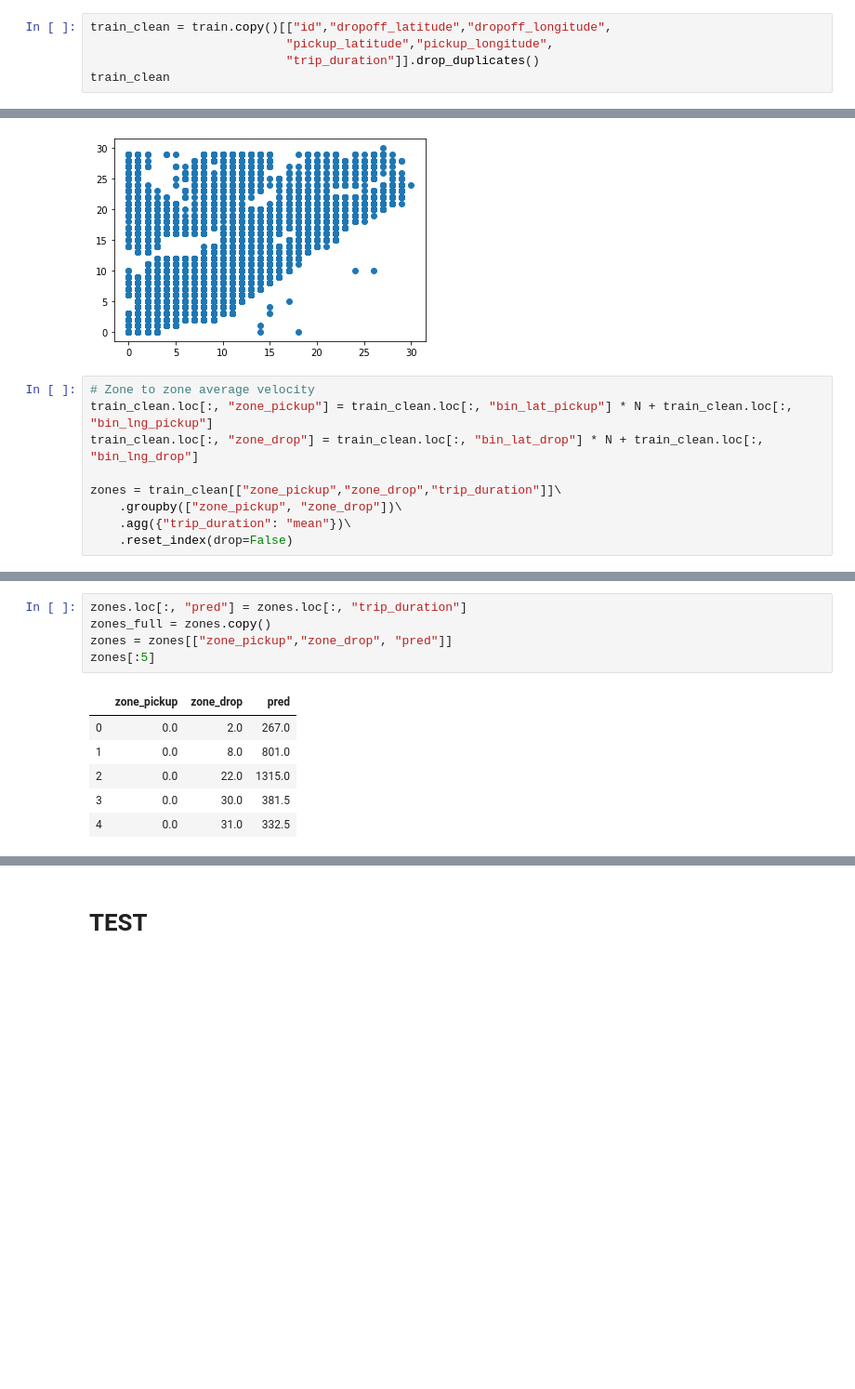
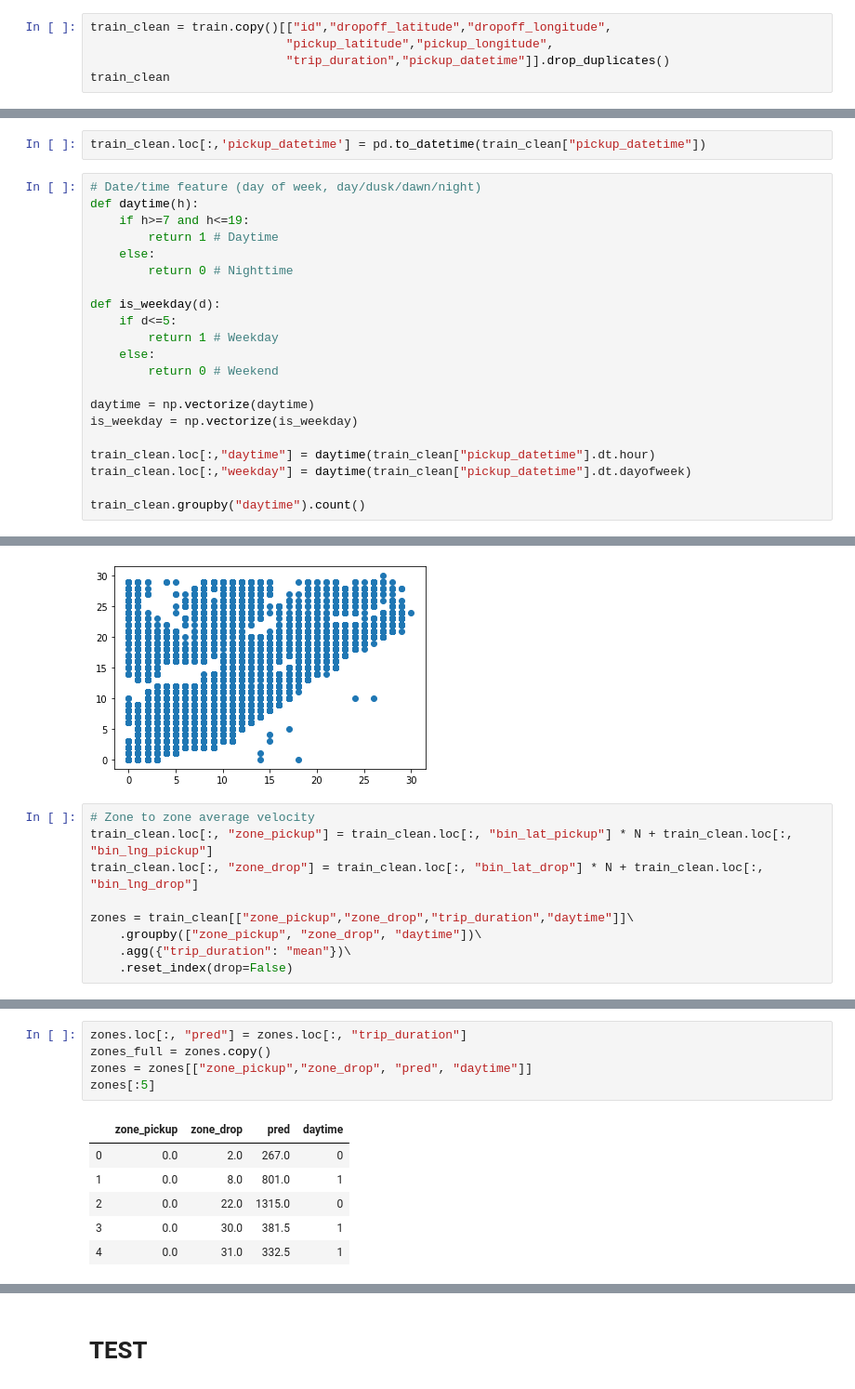
Before and after one commit to frankfurt-hackathon/geopandas, a Jupyter notebook: geopandas_taxi.ipynb, the cells around one changed output, grey strips where cells are left out. Shown: that part at 93% size. Saved outputs shown, nothing was run; the diff lists cells and outputs as text; blank space fills up the shorter version.

Commit message:
implement daytime

```diff
--- a/geopandas_taxi.ipynb
+++ b/geopandas_taxi.ipynb
@@ -128,6 +129,6 @@ Index(['Unnamed: 0', 'dropoff_datetime', 'dropoff_latitude',
 # %%
 train_clean = train.copy()[["id","dropoff_latitude","dropoff_longitude",
                            "pickup_latitude","pickup_longitude",
-                           "trip_duration"]].drop_duplicates()
+                           "trip_duration","pickup_datetime"]].drop_duplicates()
 train_clean
 # %% [output]
@@ -165,3 +166,26 @@ Name: trip_duration, dtype: float64
 len(train_clean)
 # %% [output]
 130752
+# %%
+train_clean.loc[:,'pickup_datetime'] = pd.to_datetime(train_clean["pickup_datetime"])
+# %%
+# Date/time feature (day of week, day/dusk/dawn/night)
+def daytime(h):
+    if h>=7 and h<=19:
+        return 1 # Daytime
+    else:
+        return 0 # Nighttime
+
+def is_weekday(d):
+    if d<=5:
+        return 1 # Weekday
+    else:
+        return 0 # Weekend
+
+daytime = np.vectorize(daytime)
+is_weekday = np.vectorize(is_weekday)
+
+train_clean.loc[:,"daytime"] = daytime(train_clean["pickup_datetime"].dt.hour)
+train_clean.loc[:,"weekday"] = daytime(train_clean["pickup_datetime"].dt.dayofweek)
+
+train_clean.groupby("daytime").count()
@@ -232,8 +263,8 @@ plt.scatter(train_clean["bin_lat_drop"], train_clean["bin_lng_drop"])
 train_clean.loc[:, "zone_pickup"] = train_clean.loc[:, "bin_lat_pickup"] * N + train_clean.loc[:, "bin_lng_pickup"]
 train_clean.loc[:, "zone_drop"] = train_clean.loc[:, "bin_lat_drop"] * N + train_clean.loc[:, "bin_lng_drop"]
 
-zones = train_clean[["zone_pickup","zone_drop","trip_duration"]]\
-    .groupby(["zone_pickup", "zone_drop"])\
+zones = train_clean[["zone_pickup","zone_drop","trip_duration","daytime"]]\
+    .groupby(["zone_pickup", "zone_drop", "daytime"])\
     .agg({"trip_duration": "mean"})\
     .reset_index(drop=False)
 # %%
@@ -248,15 +279,15 @@ zones[:5]
 # %%
 zones.loc[:, "pred"] = zones.loc[:, "trip_duration"]
 zones_full = zones.copy()
-zones = zones[["zone_pickup","zone_drop", "pred"]]
+zones = zones[["zone_pickup","zone_drop", "pred", "daytime"]]
 zones[:5]
 # %% [output]
-|  | zone_pickup | zone_drop | pred |
-| 0 | 0.0 | 2.0 | 267.0 |
-| 1 | 0.0 | 8.0 | 801.0 |
-| 2 | 0.0 | 22.0 | 1315.0 |
-| 3 | 0.0 | 30.0 | 381.5 |
-| 4 | 0.0 | 31.0 | 332.5 |
+|  | zone_pickup | zone_drop | pred | daytime |
+| 0 | 0.0 | 2.0 | 267.0 | 0 |
+| 1 | 0.0 | 8.0 | 801.0 | 1 |
+| 2 | 0.0 | 22.0 | 1315.0 | 0 |
+| 3 | 0.0 | 30.0 | 381.5 | 1 |
+| 4 | 0.0 | 31.0 | 332.5 | 1 |
 # %%
 # Breakout short rides
 zones[zones.pred < 30].sort_values("pred")
```
Also changed, not shown: parts of 17 cells of this notebook.
